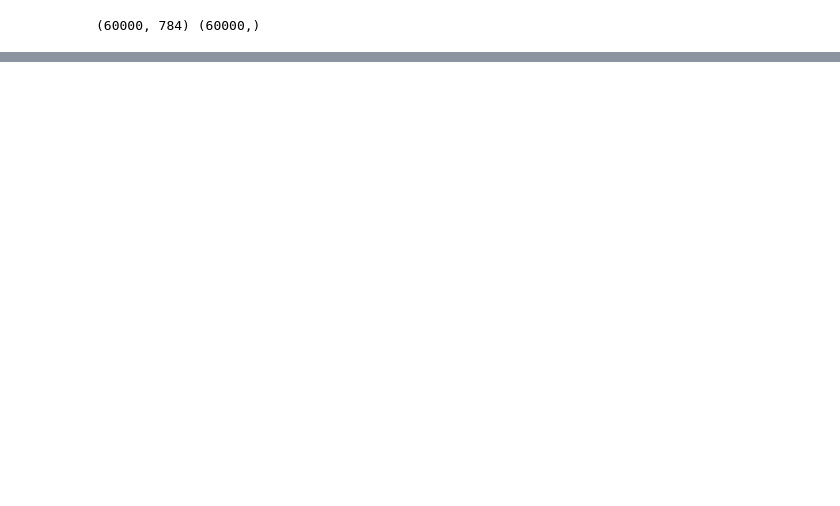
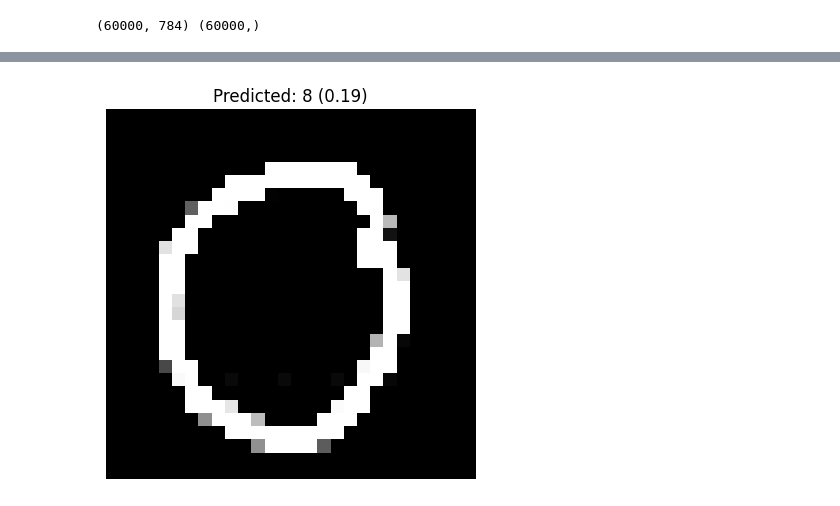
Before and after one commit to ritamiitism/LearningML, a Jupyter notebook: zerodetector.ipynb, the cells around one changed output, grey strips where cells are left out. Cells and saved outputs as stored; diff of their text form; code cells hidden in the pictures; blank space fills up the shorter version.

```diff
--- a/zerodetector.ipynb
+++ b/zerodetector.ipynb
@@ -88,6 +93,6 @@ Model: "sequential_5"
  Non-trainable params: 0 (0.00 B)
 # %%
-model.compile(loss=tf.keras.losses.BinaryCrossentropy(),
+model.compile(loss=tf.keras.losses.SparseCategoricalCrossentropy(),
              optimizer=tf.keras.optimizers.Adam(0.001),)
 model.fit(X,y,epochs=10)
 # %% [output]
@@ -250,0 +120,17 @@ Average output for NON-ZERO: 0.00074140815
+# %%
+# Doing with mnist testcases
+fig, axes = plt.subplots(8, 8, figsize=(8, 8))
+fig.tight_layout(pad=0.1)
+m,n,p=X_test.shape;
+print(m)
+for i, ax in enumerate(axes.flat):
+    random_index = np.random.randint(0, m)
+    # reshape image back to 28x28
+    img = X_test[random_index].reshape(28, 28)
+    predict=model.predict(img.reshape(1,784))
+    prediction=np.argmax(predict)
+    confidence=np.max(predict)
+    ax.imshow(img, cmap='gray')
+    ax.set_title(f"Pred: {prediction}\nConf: {confidence:.2f}", fontsize=9)
+
+    ax.set_axis_off();
@@ -250,0 +156,72 @@ Average output for NON-ZERO: 0.00074140815
+# %%
+# -----------------------------
+# IMPORTS
+#not good ouput with real value results without CNN
+# -----------------------------
+import numpy as np
+from PIL import Image
+import matplotlib.pyplot as plt
+import cv2
+import scipy.ndimage
+from google.colab import drive
+drive.mount('/content/drive')
+
+
+# -----------------------------
+# LOAD IMAGES
+# -----------------------------
+path1 = "/content/drive/MyDrive/digits/zero2.png"
+path2 = "/content/drive/MyDrive/digits/nonz.png"
+
+img1 = Image.open(path1).convert("L").resize((28, 28), Image.NEAREST)
+img2 = Image.open(path2).convert("L").resize((28, 28), Image.NEAREST)
+
+
+# -----------------------------
+# STACK IMAGES (BATCH)
+# -----------------------------
+arr = np.stack([
+    np.array(img1),
+    np.array(img2)
+], axis=0)   # shape → (2, 28, 28)
+
+
+# -----------------------------
+# PREPROCESS + PREDICT (PER IMAGE)
+# -----------------------------
+for img in arr:
+
+    # Normalize
+    img = img.astype(np.float32) / 255.0
+
+    # Center digit
+    cy, cx = scipy.ndimage.center_of_mass(img > 0.1)
+    if not np.isnan(cx):
+        shift_x = int(14 - cx)
+        shift_y = int(14 - cy)
+        img = scipy.ndimage.shift(
+            img,
+            shift=[shift_y, shift_x],
+            mode='constant',
+            cval=0
+        )
+
+    # -----------------------------
+    # PREDICT
+    # -----------------------------
+    prediction = model.predict(img.reshape(1, 784))
+
+    predicted_digit = np.argmax(prediction)
+    confidence = np.max(prediction)
+
+    print("Predicted digit:", predicted_digit)
+    print("Confidence:", confidence)
+
+    # -----------------------------
+    # VISUAL CHECK
+    # -----------------------------
+    plt.imshow(img, cmap='gray')
+    plt.title(f"Predicted: {predicted_digit} ({confidence:.2f})")
+    plt.axis('off')
+    plt.show()
+# %% [output]
@@ -250,0 +232 @@ Average output for NON-ZERO: 0.00074140815
+[figure, added]
```
Also changed, not shown: parts of 10 cells of this notebook.
